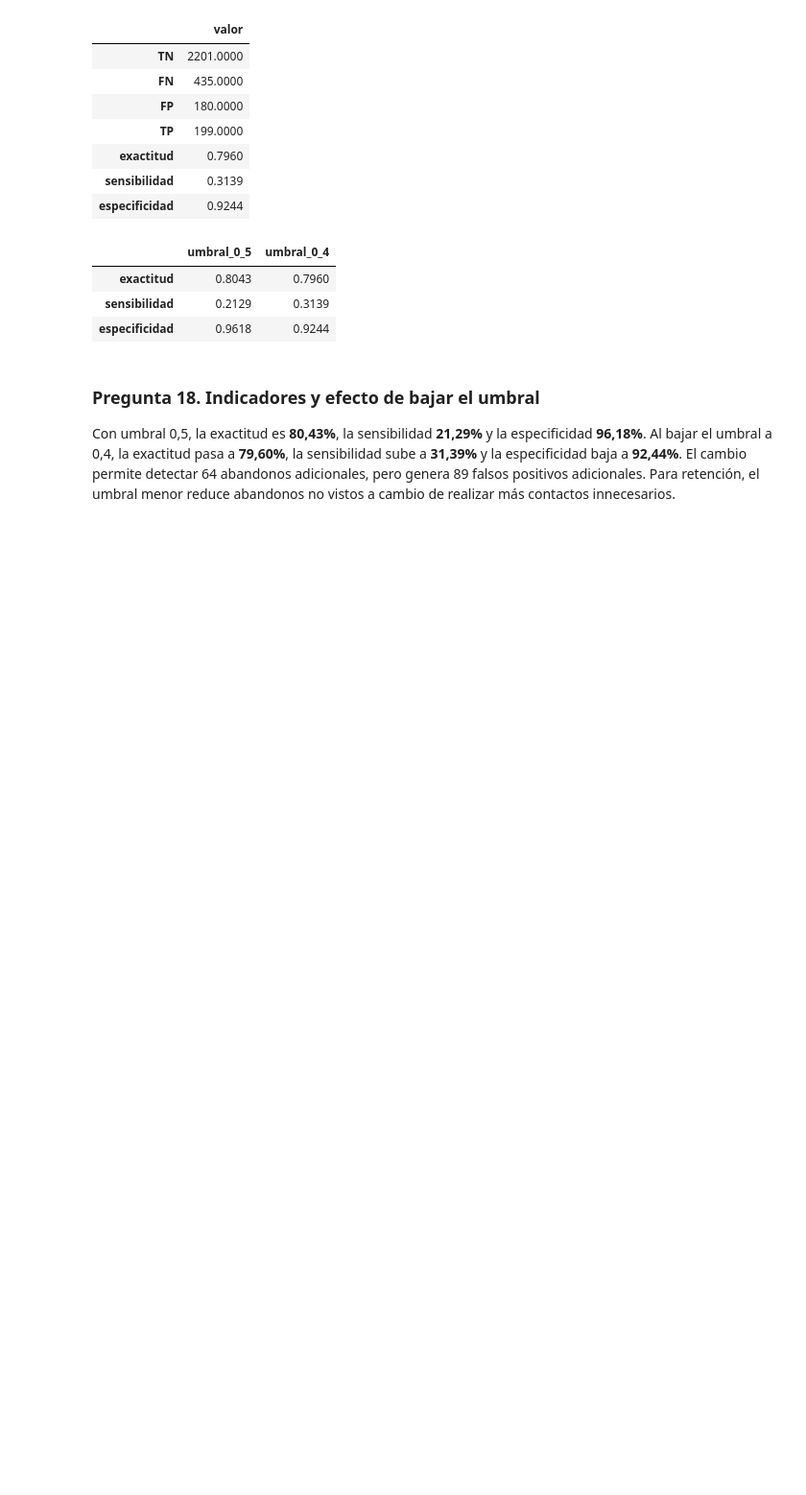
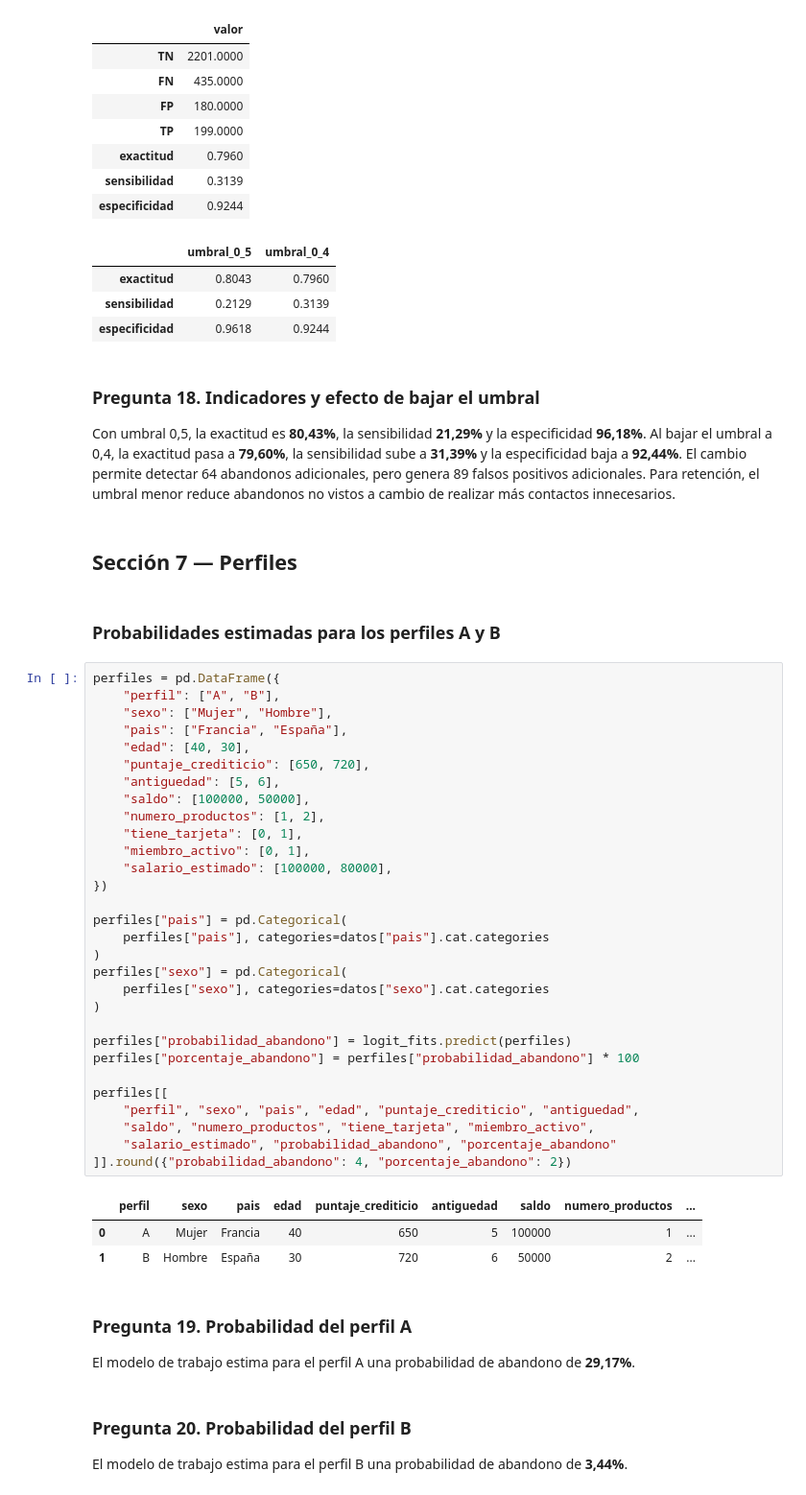
Before and after one commit to martinfgaleano-crypto/Taller_Regresion_Logistica, a Jupyter notebook: Taller_Abandono_Producto_Financiero.ipynb, the cells around one changed output. Shown at 96% size. Cells and saved outputs as stored; diff of their text form; blank space fills up the shorter version.

Commit message:
Punto 7: perfiles y cierre

```diff
--- a/Taller_Abandono_Producto_Financiero.ipynb
+++ b/Taller_Abandono_Producto_Financiero.ipynb
@@ -757,3 +757,49 @@ Métricas — umbral 0,4
 ### Pregunta 18. Indicadores y efecto de bajar el umbral
 
 Con umbral 0,5, la exactitud es **80,43%**, la sensibilidad **21,29%** y la especificidad **96,18%**. Al bajar el umbral a 0,4, la exactitud pasa a **79,60%**, la sensibilidad sube a **31,39%** y la especificidad baja a **92,44%**. El cambio permite detectar 64 abandonos adicionales, pero genera 89 falsos positivos adicionales. Para retención, el umbral menor reduce abandonos no vistos a cambio de realizar más contactos innecesarios.
+# %% [markdown]
+## Sección 7 — Perfiles
+# %% [markdown]
+### Probabilidades estimadas para los perfiles A y B
+# %%
+perfiles = pd.DataFrame({
+    "perfil": ["A", "B"],
+    "sexo": ["Mujer", "Hombre"],
+    "pais": ["Francia", "España"],
+    "edad": [40, 30],
+    "puntaje_crediticio": [650, 720],
+    "antiguedad": [5, 6],
+    "saldo": [100000, 50000],
+    "numero_productos": [1, 2],
+    "tiene_tarjeta": [0, 1],
+    "miembro_activo": [0, 1],
+    "salario_estimado": [100000, 80000],
+})
+
+perfiles["pais"] = pd.Categorical(
+    perfiles["pais"], categories=datos["pais"].cat.categories
+)
+perfiles["sexo"] = pd.Categorical(
+    perfiles["sexo"], categories=datos["sexo"].cat.categories
+)
+
+perfiles["probabilidad_abandono"] = logit_fits.predict(perfiles)
+perfiles["porcentaje_abandono"] = perfiles["probabilidad_abandono"] * 100
+
+perfiles[[
+    "perfil", "sexo", "pais", "edad", "puntaje_crediticio", "antiguedad",
+    "saldo", "numero_productos", "tiene_tarjeta", "miembro_activo",
+    "salario_estimado", "probabilidad_abandono", "porcentaje_abandono"
+]].round({"probabilidad_abandono": 4, "porcentaje_abandono": 2})
+# %% [output]
+|  | perfil | sexo | pais | edad | puntaje_crediticio | antiguedad | saldo | numero_productos | ... |
+| 0 | A | Mujer | Francia | 40 | 650 | 5 | 100000 | 1 | ... |
+| 1 | B | Hombre | España | 30 | 720 | 6 | 50000 | 2 | ... |
+# %% [markdown]
+### Pregunta 19. Probabilidad del perfil A
+
+El modelo de trabajo estima para el perfil A una probabilidad de abandono de **29,17%**.
+# %% [markdown]
+### Pregunta 20. Probabilidad del perfil B
+
+El modelo de trabajo estima para el perfil B una probabilidad de abandono de **3,44%**.
```
Also changed, not shown: parts of 3 cells of this notebook.
